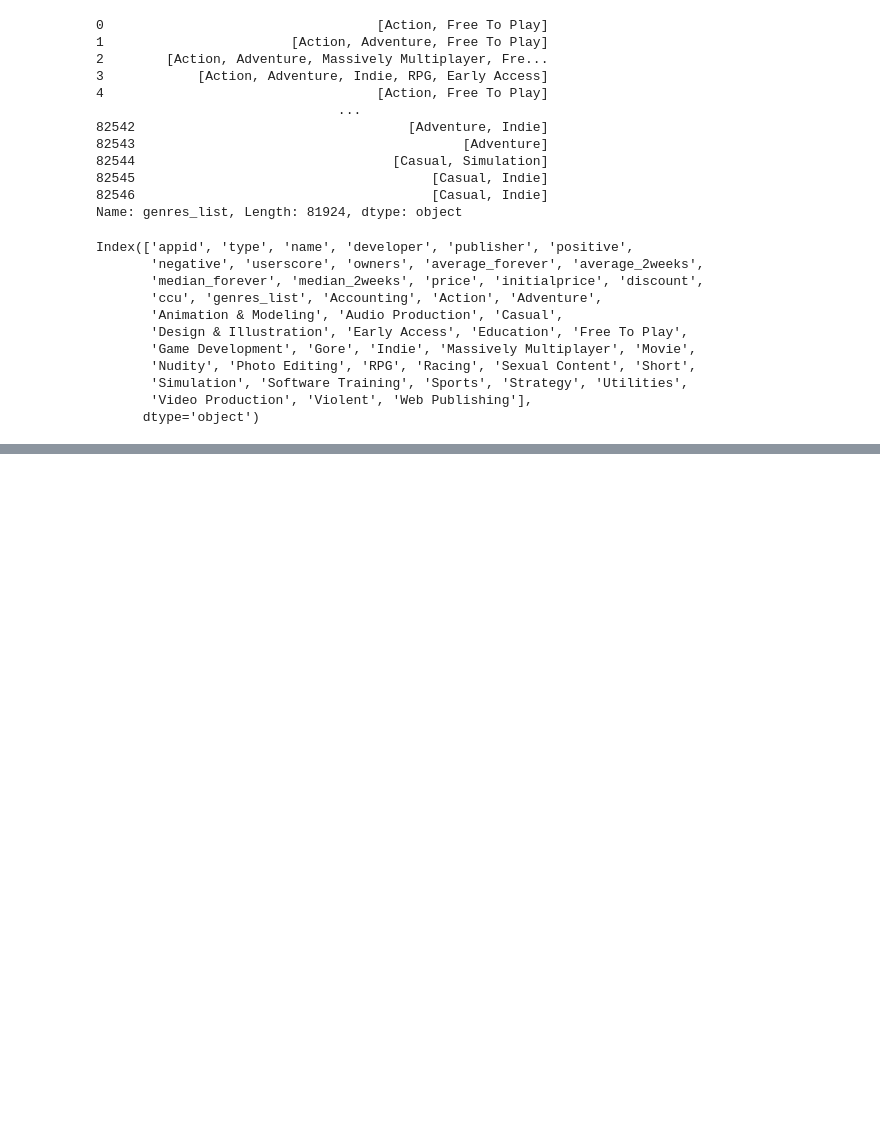
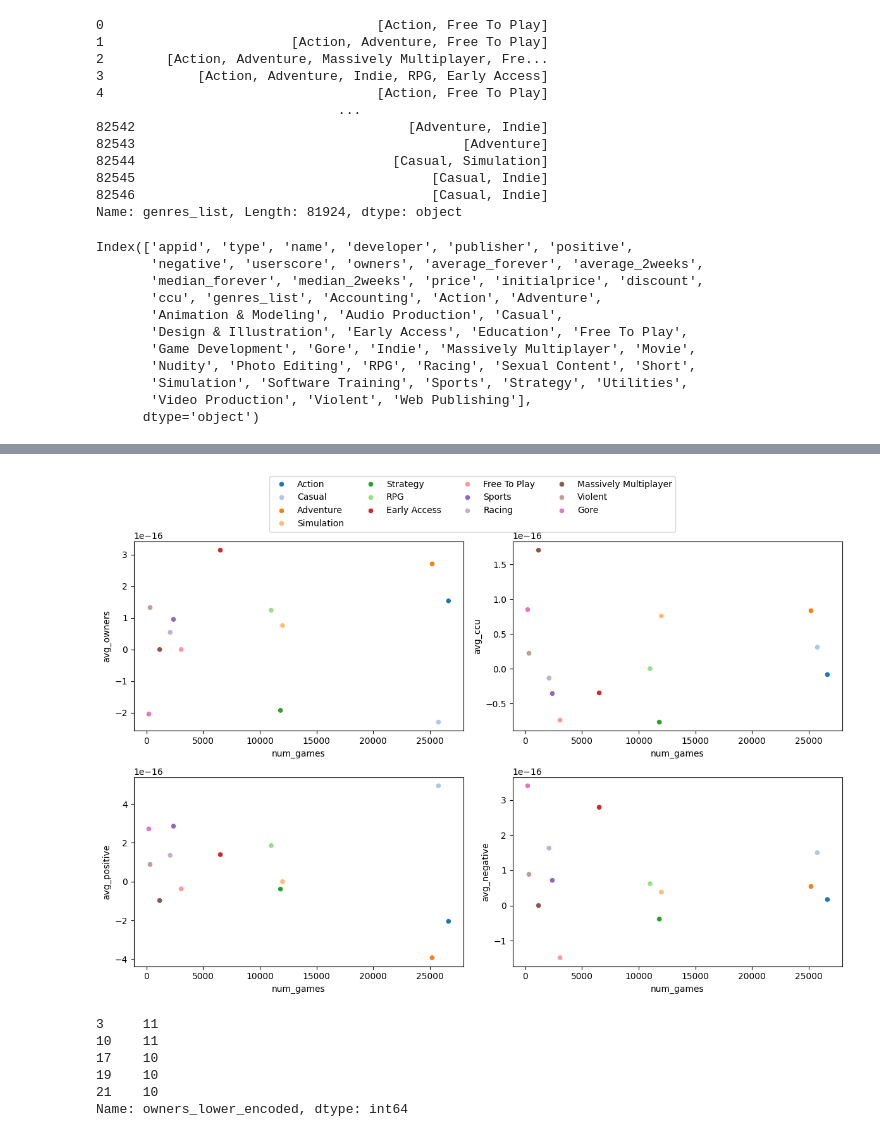
Before and after one commit to lcascelli/Steam_Project, a Jupyter notebook: steam.ipynb, the cells around one changed output, grey strips where cells are left out. Cells and saved outputs as stored; diff of their text form; code cells hidden in the pictures; blank space fills up the shorter version.

```diff
--- a/steam.ipynb
+++ b/steam.ipynb
@@ -375,0 +629,58 @@ print(len(df_indie))
+# %%
+#Rerunning with PowerTransformer to normalize the data, to see what results change when normalizing the data before visualizing.
+genre_stats = []
+#Creating a PowerTransformer to normalize the data, yeo-johnson used because all target variables have 0 values
+pt = PowerTransformer(method='yeo-johnson', standardize=True)
+
+
+for genre in genre_list_sorted[0:13]:
+    genre_df = df_final[df_final[genre]==1].copy()
+    num_games = genre_df.shape[0]
+    for col in ['owners_lower', 'ccu', 'positive', 'negative']:
+        genre_df[col + '_pt'] = pt.fit_transform(genre_df[[col]])
+    avg_owners = genre_df['owners_lower_pt'].mean()
+    avg_ccu = genre_df['ccu_pt'].mean()
+    avg_positive = genre_df['positive_pt'].mean()
+    avg_negative = genre_df['negative_pt'].mean()
+    genre_stats.append({
+        'genre': genre,
+        'num_games': num_games,
+        'avg_owners': avg_owners,
+        'avg_ccu': avg_ccu,
+        'avg_positive': avg_positive,
+        'avg_negative': avg_negative
+    })
+genre_stats_df = pd.DataFrame(genre_stats)
+fig, ax = plt.subplots(nrows = 2, ncols=2, figsize=(12, 8))
+sns.scatterplot(x='num_games', y='avg_owners', hue='genre', data=genre_stats_df, palette='tab20', ax=ax[0,0]).legend().remove()
+sns.scatterplot(x='num_games', y='avg_ccu', hue='genre', data=genre_stats_df, palette='tab20', ax=ax[0,1]).legend().remove()
+sns.scatterplot(x='num_games', y='avg_positive', hue='genre', data=genre_stats_df, palette='tab20', ax=ax[1,0]).legend().remove()
+sns.scatterplot(x='num_games', y='avg_negative', hue='genre', data=genre_stats_df, palette='tab20', ax=ax[1,1]).legend().remove()
+  # Remove the default legend
+handles, labels = ax[0][0].get_legend_handles_labels()
+fig.legend(handles, labels, loc='upper center', ncol=4, bbox_to_anchor=(0.5, 1.05), prop={'size': 10})
+plt.tight_layout(rect=[0, 0, 1, 0.95])
+plt.show()
+
+#Interpreting the NORMALIZED scatter plots:
+#NOT LOOKING AT RAW NUMBERS, BUT RELATIVE NUMBERS BASED ON RELATIONSHIP BETWEEN GAMES IN GENRES. THIS ALLOWS FOR RELATIVE COMPARISON BETWEEN GENRES
+#oversaturated genres are those in bottom right quadrant, where there are many games in the genre but low average owners (casual, action)
+#Undersaturated genres are those in the top left quadrant, where there are few games in the genre but high average owners (Early Access, Violent, Sports, Racing, RPG, Massively Multiplayer, Free to Play)
+#Added review informaiton to see if there are genres with average good or bad games (e.g. are saturate markets filled with bad games or good games?), shows that gore has few games with mixed reviews
+#so we can conclude that that are a few good genres to make an indie game in, since they are undersaturated and have high average owners relative to the other genres.
+#Additionally (more suppoorting evidence here to the claim made above):
+#Sports, Racing, Violent, and Gore have few number of games with more mixed reviews. So making a great game in these genres could bring success if done well. However...
+#There are not a lot of owners and concurrent users in these genres, so the game would have to attract players from other genres to be successful.
+# %% [output]
+[figure, added]
+# %%
+le = LabelEncoder()
+df_final['owners_lower_encoded'] = le.fit_transform(df_final['owners_lower'])
+print(df_final['owners_lower_encoded'].head())
+# %% [output]
+3     11
+10    11
+17    10
+19    10
+21    10
+Name: owners_lower_encoded, dtype: int64
```
Also changed, not shown: parts of 40 cells of this notebook, 2 other files.
